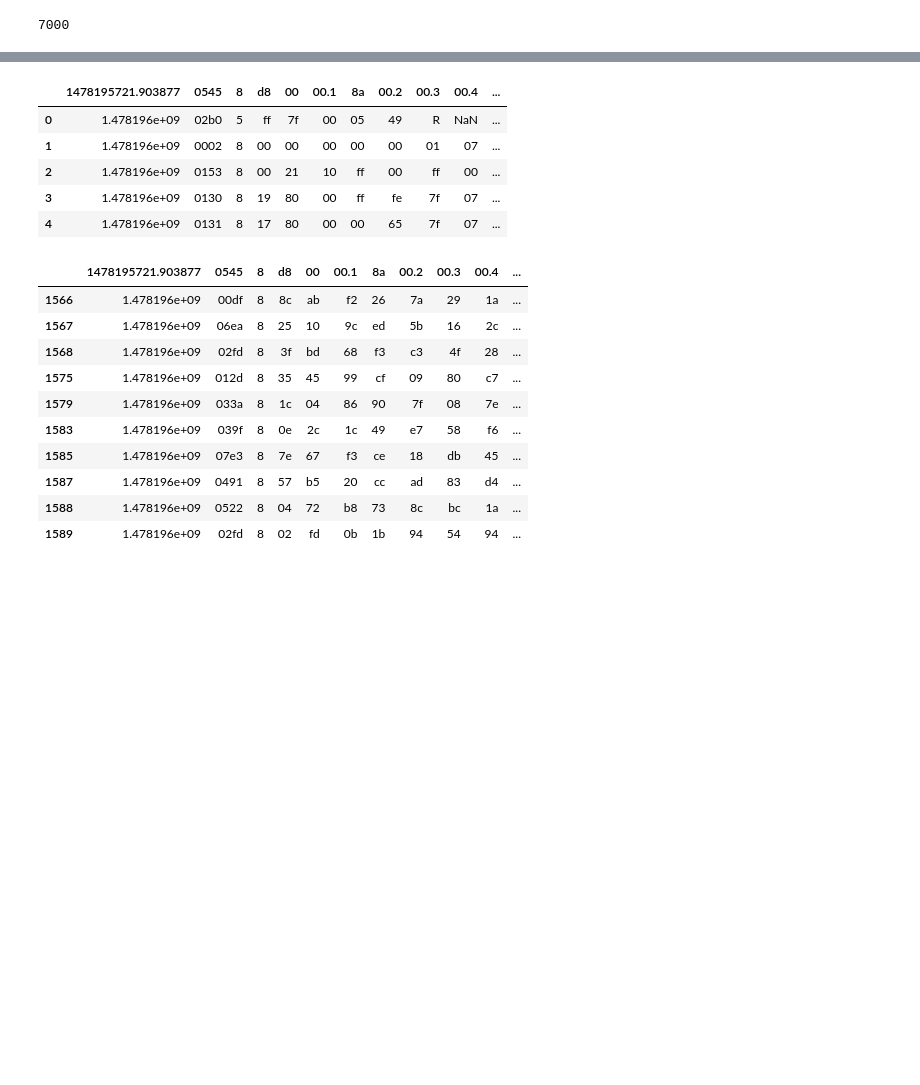
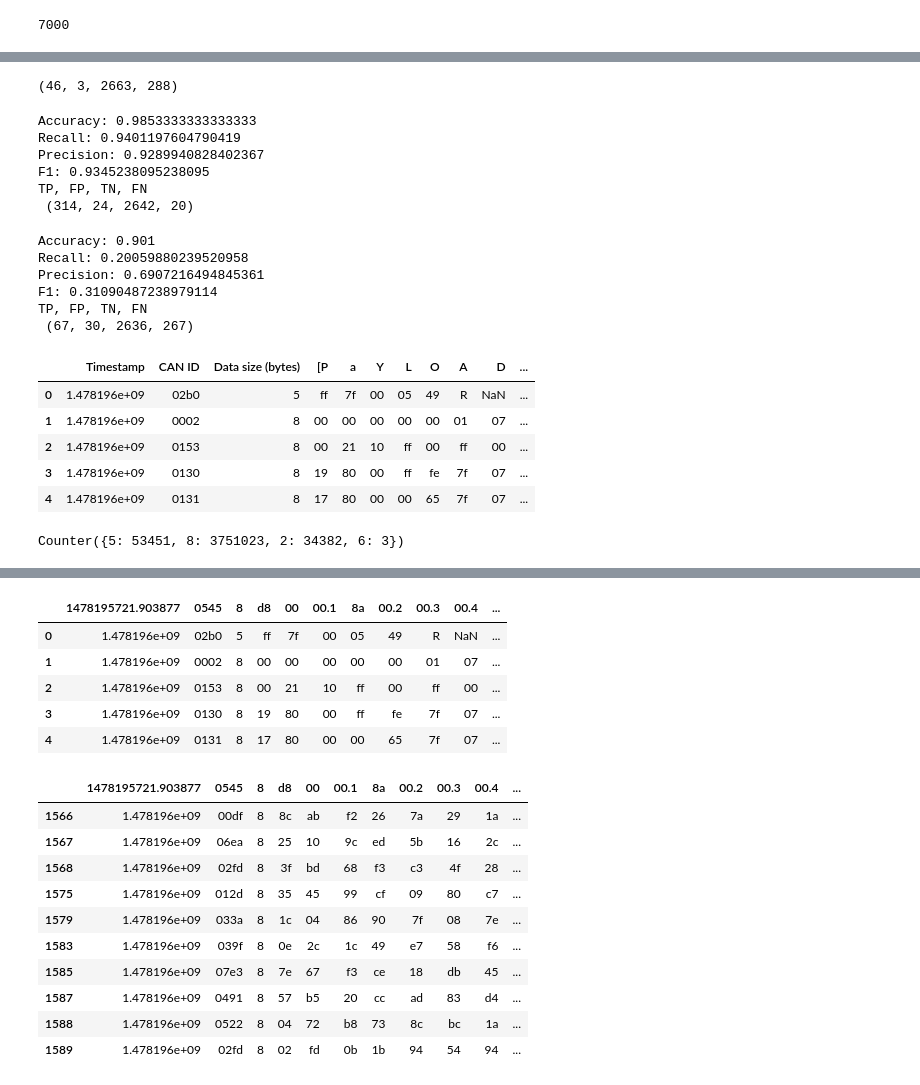
Before and after one commit to NaidaTania/ML-Test, a Jupyter notebook: Hacking dataset.ipynb, the cells around one changed output, grey strips where cells are left out. Cells and saved outputs as stored; diff of their text form; code cells hidden in the pictures; blank space fills up the shorter version.

```diff
--- a/Hacking dataset.ipynb
+++ b/Hacking dataset.ipynb
@@ -497,0 +917,24 @@ F1: 0.5347163468168451
+# %%
+# Add label to the data
+fuzzy_df.columns = ["Timestamp","CAN ID","Data size (bytes)","[P","a","Y","L","O","A","D","data]","Label"]
+# Splitting the 2 bytes and 8 bytes data
+twob_fuzzy_df = fuzzy_df[fuzzy_df["Data size (bytes)"] == 2]
+fiveb_fuzzy_df = fuzzy_df[fuzzy_df["Data size (bytes)"] == 5]
+sixb_fuzzy_df = fuzzy_df[fuzzy_df["Data size (bytes)"] == 6]
+eightb_fuzzy_df = fuzzy_df[fuzzy_df["Label"].isnull()  == False]
+# Combine payload
+eightb_fuzzy_df["data"] = eightb_fuzzy_df['[P'] + eightb_fuzzy_df["a"] + eightb_fuzzy_df["Y"] + eightb_fuzzy_df["L"]  + eightb_fuzzy_df["O"]  + eightb_fuzzy_df["A"]  + eightb_fuzzy_df["D"]  + eightb_fuzzy_df["data]"]
+eightb_fuzzy_df = eightb_fuzzy_df.drop(columns=['[P',"a","Y","L","O","A","D","data]"])
+twob_fuzzy_df = twob_fuzzy_df.dropna(axis='columns')
+twob_fuzzy_df.columns = ["Timestamp","CAN ID","Data size (bytes)","[Payload","Data]","Label"]
+fiveb_fuzzy_df["data"] = fiveb_fuzzy_df['[P'] + fiveb_fuzzy_df["a"] + fiveb_fuzzy_df["Y"] + fiveb_fuzzy_df["L"]  + fiveb_fuzzy_df["O"]
+fiveb_fuzzy_df = fiveb_fuzzy_df.drop(columns=['[P',"a","Y","L","O","A","D","data]"])
+sixb_fuzzy_df["data"] = sixb_fuzzy_df['[P'] + sixb_fuzzy_df["a"] + sixb_fuzzy_df["Y"] + sixb_fuzzy_df["L"]  + sixb_fuzzy_df["O"]  + sixb_fuzzy_df["A"]
+sixb_fuzzy_df = sixb_fuzzy_df.drop(columns=['[P',"a","Y","L","O","A","D","data]"])
+# Combine payload for 2 bytes entries
+twob_fuzzy_df["data"] = twob_fuzzy_df['[Payload'] + twob_fuzzy_df["Data]"]
+twob_fuzzy_df = twob_fuzzy_df.drop(columns=['[Payload',"Data]"])
+frames = [eightb_fuzzy_df,twob_fuzzy_df,fiveb_fuzzy_df,sixb_fuzzy_df]
+fuzzy_formatted = pd.concat(frames)
+# Return dataframe to the same order as original based on timestamp
+fuzzy_formatted = fuzzy_formatted.sort_values(by=['Timestamp'])
@@ -497,0 +1062,54 @@ F1: 0.5347163468168451
+# %%
+#TP, FP, TN, FN
+perf_measure(fuzzy_test_label,guesses)
+# %% [output]
+(46, 3, 2663, 288)
+# %%
+from sklearn.tree import DecisionTreeClassifier
+classifier = DecisionTreeClassifier()
+classifier.fit(simplified_fuzzy_train_data,fuzzy_train_label)
+guesses = classifier.predict(simplified_fuzzy_test_data)
+classifier.score(simplified_fuzzy_test_data,fuzzy_test_label)
+print("Accuracy:",accuracy_score(fuzzy_test_label,guesses))
+print("Recall:",recall_score(fuzzy_test_label,guesses))
+print("Precision:",precision_score(fuzzy_test_label,guesses))
+print("F1:",f1_score(fuzzy_test_label,guesses))
+print("TP, FP, TN, FN\n",perf_measure(fuzzy_test_label,guesses))
+# %% [output]
+Accuracy: 0.9853333333333333
+Recall: 0.9401197604790419
+Precision: 0.9289940828402367
+F1: 0.9345238095238095
+TP, FP, TN, FN
+ (314, 24, 2642, 20)
+# %%
+from sklearn.naive_bayes import GaussianNB
+classifier = GaussianNB()
+classifier.fit(simplified_fuzzy_train_data,fuzzy_train_label)
+guesses = classifier.predict(simplified_fuzzy_test_data)
+classifier.score(simplified_fuzzy_test_data,fuzzy_test_label)
+print("Accuracy:",accuracy_score(fuzzy_test_label,guesses))
+print("Recall:",recall_score(fuzzy_test_label,guesses))
+print("Precision:",precision_score(fuzzy_test_label,guesses))
+print("F1:",f1_score(fuzzy_test_label,guesses))
+print("TP, FP, TN, FN\n",perf_measure(fuzzy_test_label,guesses))
+# %% [output]
+Accuracy: 0.901
+Recall: 0.20059880239520958
+Precision: 0.6907216494845361
+F1: 0.31090487238979114
+TP, FP, TN, FN
+ (67, 30, 2636, 267)
+# %%
+fuzzy_df.head()
+# %% [output]
+|  | Timestamp | CAN ID | Data size (bytes) | [P | a | Y | L | O | A | D | ... |
+| 0 | 1.478196e+09 | 02b0 | 5 | ff | 7f | 00 | 05 | 49 | R | NaN | ... |
+| 1 | 1.478196e+09 | 0002 | 8 | 00 | 00 | 00 | 00 | 00 | 01 | 07 | ... |
+| 2 | 1.478196e+09 | 0153 | 8 | 00 | 21 | 10 | ff | 00 | ff | 00 | ... |
+| 3 | 1.478196e+09 | 0130 | 8 | 19 | 80 | 00 | ff | fe | 7f | 07 | ... |
+| 4 | 1.478196e+09 | 0131 | 8 | 17 | 80 | 00 | 00 | 65 | 7f | 07 | ... |
+# %%
+Counter(fuzzy_df["8"])
+# %% [output]
+Counter({5: 53451, 8: 3751023, 2: 34382, 6: 3})
```
Also changed, not shown: parts of 77 cells of this notebook.
